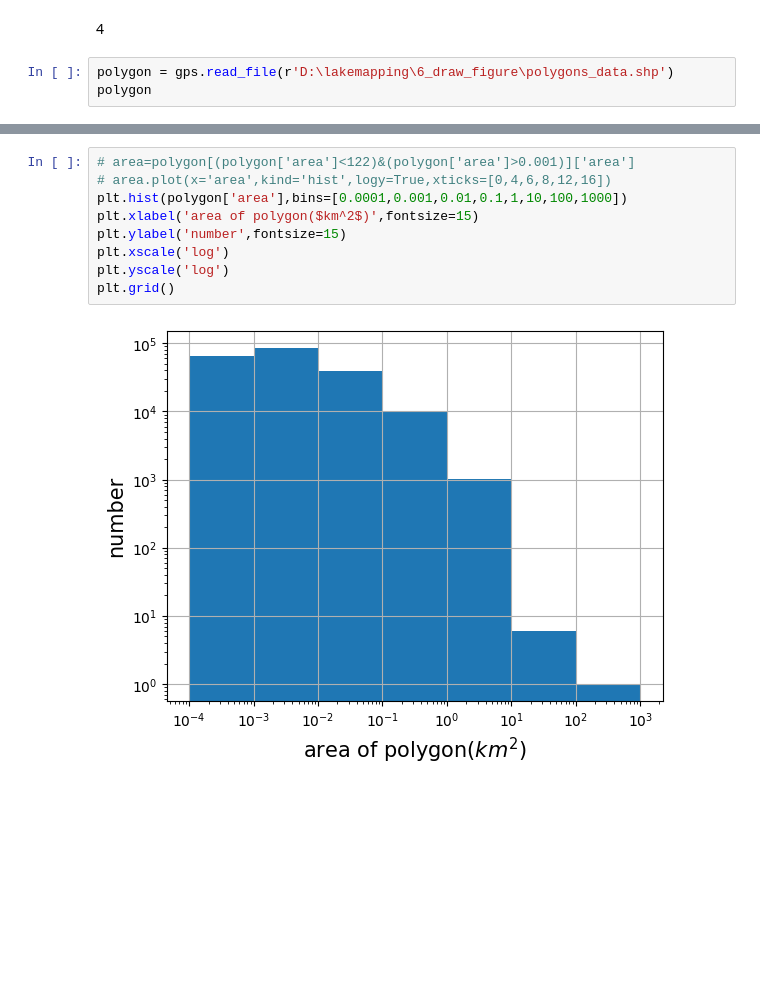
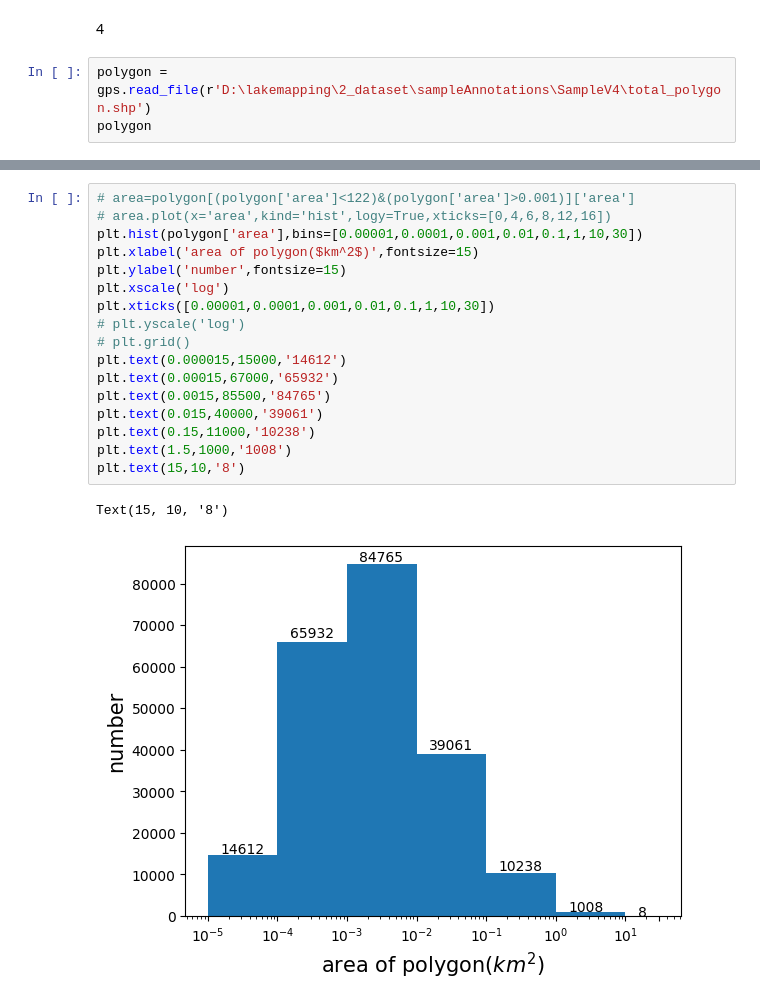
Before and after one commit to beihuihu/U_Net, a Jupyter notebook: notebooks/Drawing.ipynb, the cells around one changed output, grey strips where cells are left out. Saved outputs shown, nothing was run; the diff lists cells and outputs as text; blank space fills up the shorter version.

Commit message:
Change dataset
delete area_8546

```diff
--- a/notebooks/Drawing.ipynb
+++ b/notebooks/Drawing.ipynb
@@ -160,6 +160,6 @@ Text(0, 0.5, 'Loss')
 # %% [markdown]
 4
 # %%
-polygon = gps.read_file(r'D:\lakemapping\6_draw_figure\polygons_data.shp')
+polygon = gps.read_file(r'D:\lakemapping\2_dataset\sampleAnnotations\SampleV4\total_polygon.shp')
 polygon
 # %% [output]
@@ -179,12 +179,21 @@ polygon
 # %%
 # area=polygon[(polygon['area']<122)&(polygon['area']>0.001)]['area']
 # area.plot(x='area',kind='hist',logy=True,xticks=[0,4,6,8,12,16])
-plt.hist(polygon['area'],bins=[0.0001,0.001,0.01,0.1,1,10,100,1000])
+plt.hist(polygon['area'],bins=[0.00001,0.0001,0.001,0.01,0.1,1,10,30])
 plt.xlabel('area of polygon($km^2$)',fontsize=15)
 plt.ylabel('number',fontsize=15)
 plt.xscale('log')
-plt.yscale('log')
-plt.grid()
+plt.xticks([0.00001,0.0001,0.001,0.01,0.1,1,10,30])
+# plt.yscale('log')
+# plt.grid()
+plt.text(0.000015,15000,'14612')
+plt.text(0.00015,67000,'65932')
+plt.text(0.0015,85500,'84765')
+plt.text(0.015,40000,'39061')
+plt.text(0.15,11000,'10238')
+plt.text(1.5,1000,'1008')
+plt.text(15,10,'8')
 # %% [output]
+Text(15, 10, '8')
-[figure, old version]
+[figure, new version]
 # %%
```
Also changed, not shown: parts of 5 cells of this notebook, 54 other files.
